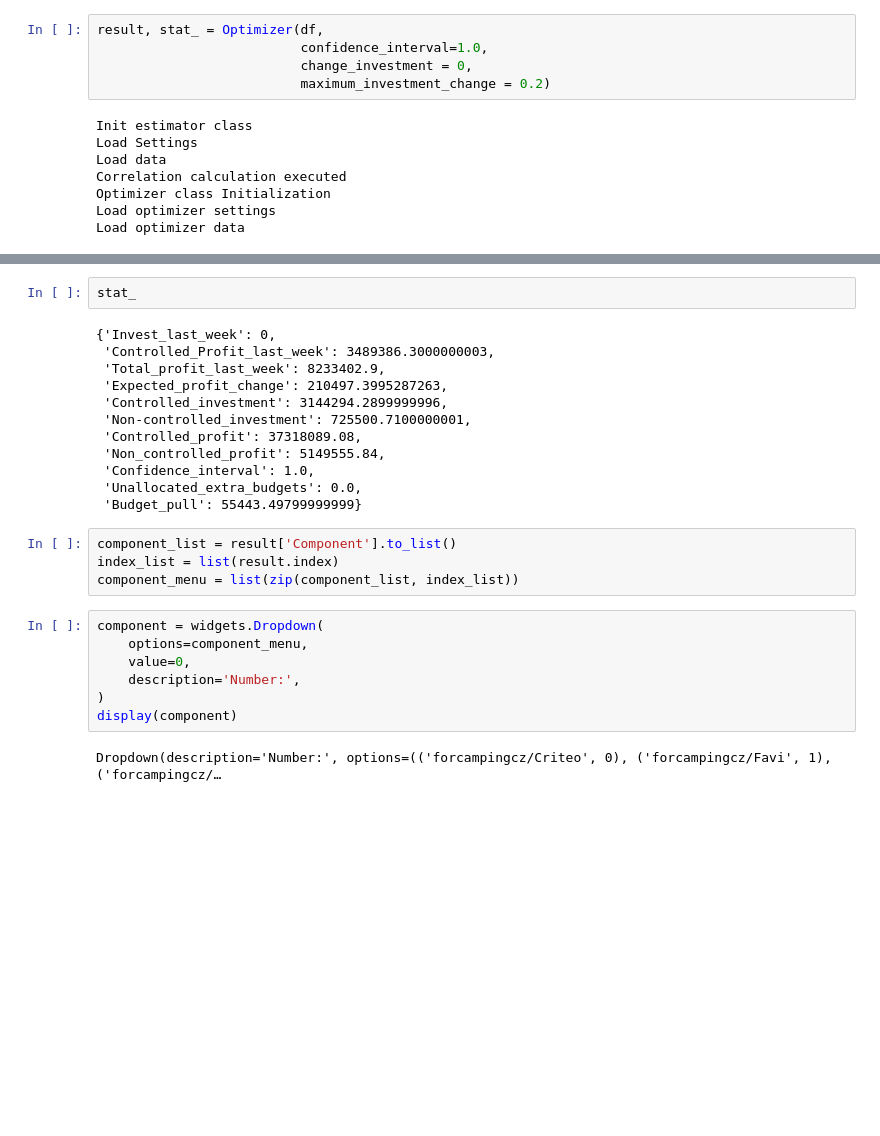
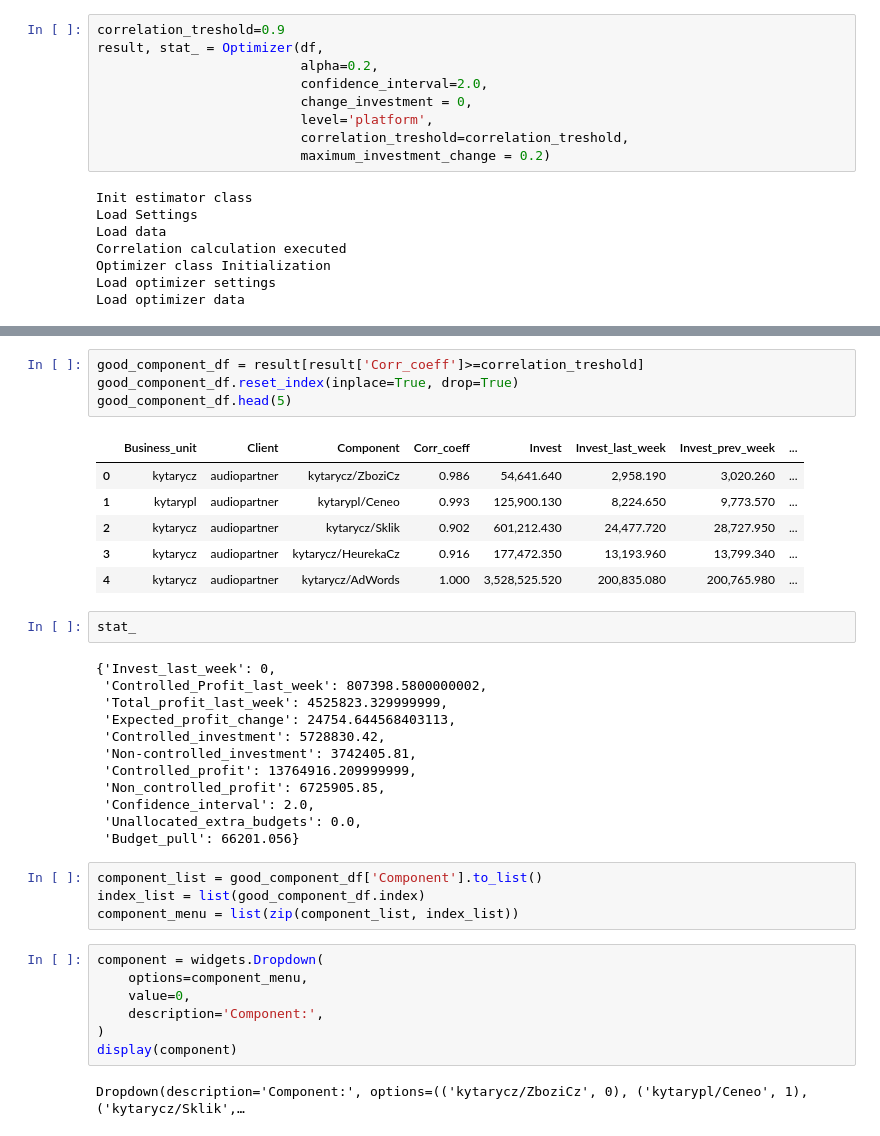
Before and after one commit to krivolapov/roivenue_test, a Jupyter notebook: Budget optimizer simple GUI.ipynb, the cells around one changed output, grey strips where cells are left out. Saved outputs shown, nothing was run; the diff lists cells and outputs as text; blank space fills up the shorter version.

Commit message:
Budget optimizer GUI

```diff
--- a/Budget optimizer simple GUI.ipynb
+++ b/Budget optimizer simple GUI.ipynb
@@ -53,7 +53,11 @@ df.head(5)
 # %%
+correlation_treshold=0.9
 result, stat_ = Optimizer(df,
-                          confidence_interval=1.0,
+                          alpha=0.2,
+                          confidence_interval=2.0,
                           change_investment = 0,
+                          level='platform',
+                          correlation_treshold=correlation_treshold,
                           maximum_investment_change = 0.2)
 # %% [output]
 Init estimator class
@@ -79,30 +70,41 @@ result
+# %%
+good_component_df = result[result['Corr_coeff']>=correlation_treshold]
+good_component_df.reset_index(inplace=True, drop=True)
+good_component_df.head(5)
+# %% [output]
+|  | Business_unit | Client | Component | Corr_coeff | Invest | Invest_last_week | Invest_prev_week | ... |
+| 0 | kytarycz | audiopartner | kytarycz/ZboziCz | 0.986 | 54,641.640 | 2,958.190 | 3,020.260 | ... |
+| 1 | kytarypl | audiopartner | kytarypl/Ceneo | 0.993 | 125,900.130 | 8,224.650 | 9,773.570 | ... |
+| 2 | kytarycz | audiopartner | kytarycz/Sklik | 0.902 | 601,212.430 | 24,477.720 | 28,727.950 | ... |
+| 3 | kytarycz | audiopartner | kytarycz/HeurekaCz | 0.916 | 177,472.350 | 13,193.960 | 13,799.340 | ... |
+| 4 | kytarycz | audiopartner | kytarycz/AdWords | 1.000 | 3,528,525.520 | 200,835.080 | 200,765.980 | ... |
 # %%
 stat_
 # %% [output]
 {'Invest_last_week': 0,
- 'Controlled_Profit_last_week': 3489386.3000000003,
- 'Total_profit_last_week': 8233402.9,
- 'Expected_profit_change': 210497.3995287263,
- 'Controlled_investment': 3144294.2899999996,
- 'Non-controlled_investment': 725500.7100000001,
- 'Controlled_profit': 37318089.08,
- 'Non_controlled_profit': 5149555.84,
- 'Confidence_interval': 1.0,
+ 'Controlled_Profit_last_week': 807398.5800000002,
+ 'Total_profit_last_week': 4525823.329999999,
+ 'Expected_profit_change': 24754.644568403113,
+ 'Controlled_investment': 5728830.42,
+ 'Non-controlled_investment': 3742405.81,
+ 'Controlled_profit': 13764916.209999999,
+ 'Non_controlled_profit': 6725905.85,
+ 'Confidence_interval': 2.0,
  'Unallocated_extra_budgets': 0.0,
- 'Budget_pull': 55443.49799999999}
+ 'Budget_pull': 66201.056}
 # %%
-component_list = result['Component'].to_list()
-index_list = list(result.index)
+component_list = good_component_df['Component'].to_list()
+index_list = list(good_component_df.index)
 component_menu = list(zip(component_list, index_list))
 # %%
 component = widgets.Dropdown(
     options=component_menu,
     value=0,
-    description='Number:',
+    description='Component:',
 )
 display(component)
 # %% [output]
-Dropdown(description='Number:', options=(('forcampingcz/Criteo', 0), ('forcampingcz/Favi', 1), ('forcampingcz/…
+Dropdown(description='Component:', options=(('kytarycz/ZboziCz', 0), ('kytarypl/Ceneo', 1), ('kytarycz/Sklik',…
 # %%
 weeks = 12 # TODO It need to be get from statistics dictionary
 import plotly.graph_objects as go
```
Also changed, not shown: parts of 3 cells of this notebook, 2 other files.
